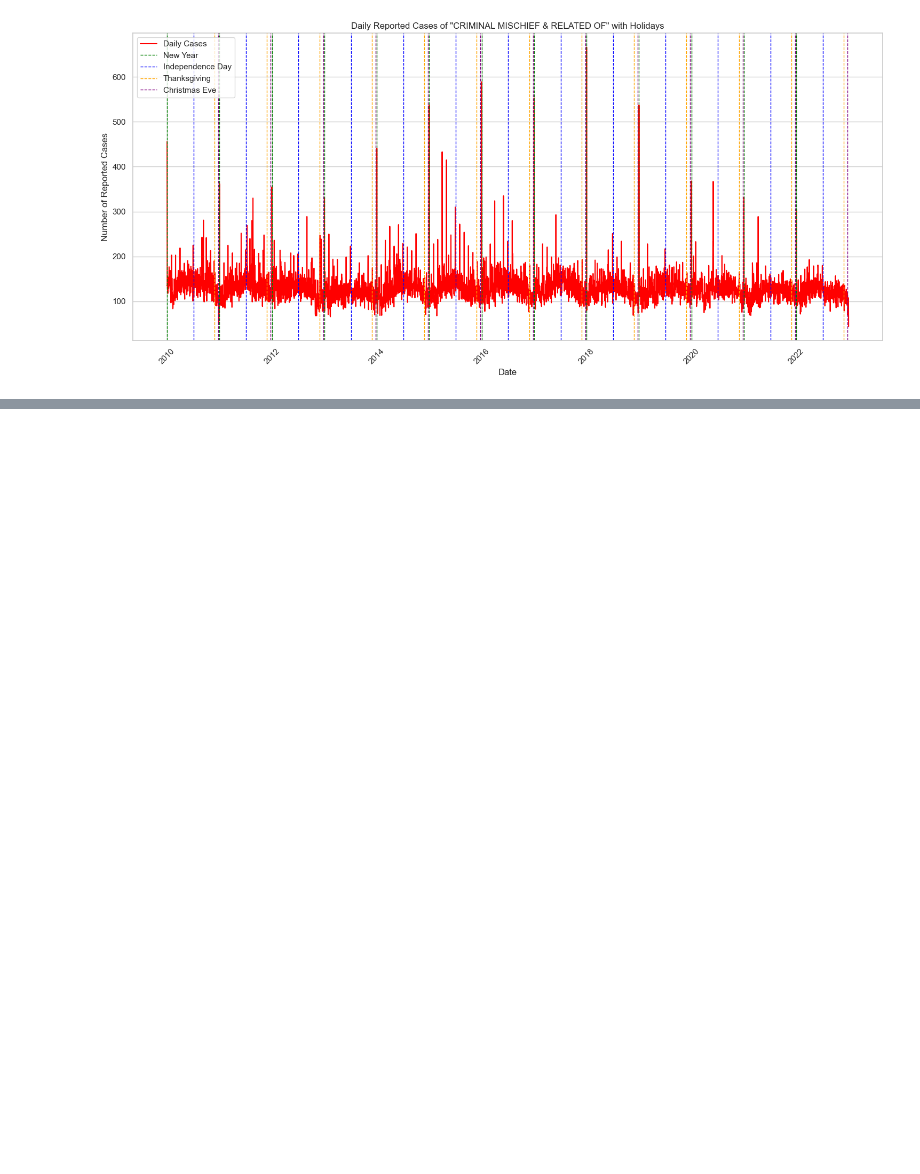
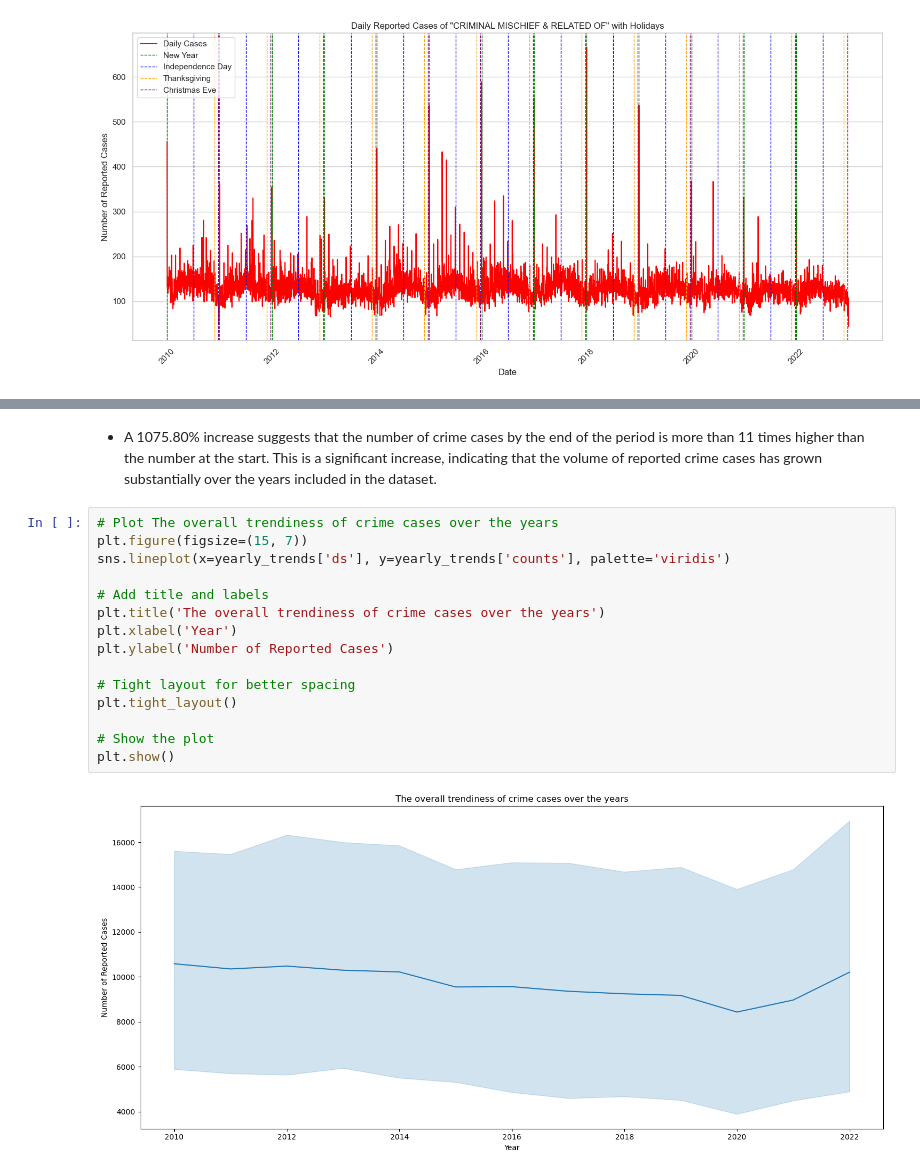
Before and after one commit to pjpeters13/project1, a Jupyter notebook: Data_Analysis/10_most_common_criminal_offenses.ipynb, the cells around one changed output, grey strips where cells are left out. Drawn from its saved outputs; the diff is of its cells as text; blank space fills up the shorter version.

```diff
--- a/Data_Analysis/10_most_common_criminal_offenses.ipynb
+++ b/Data_Analysis/10_most_common_criminal_offenses.ipynb
@@ -258,0 +404,19 @@ plt.show()
+# %% [markdown]
+- A 1075.80% increase suggests that the number of crime cases by the end of the period is more than 11 times higher than the number at the start. This is a significant increase, indicating that the volume of reported crime cases has grown substantially over the years included in the dataset.
+# %%
+# Plot The overall trendiness of crime cases over the years
+plt.figure(figsize=(15, 7))
+sns.lineplot(x=yearly_trends['ds'], y=yearly_trends['counts'], palette='viridis')
+
+# Add title and labels
+plt.title('The overall trendiness of crime cases over the years')
+plt.xlabel('Year')
+plt.ylabel('Number of Reported Cases')
+
+# Tight layout for better spacing
+plt.tight_layout()
+
+# Show the plot
+plt.show()
+# %% [output]
+[figure, added]
```
Also changed, not shown: parts of 14 cells of this notebook.
